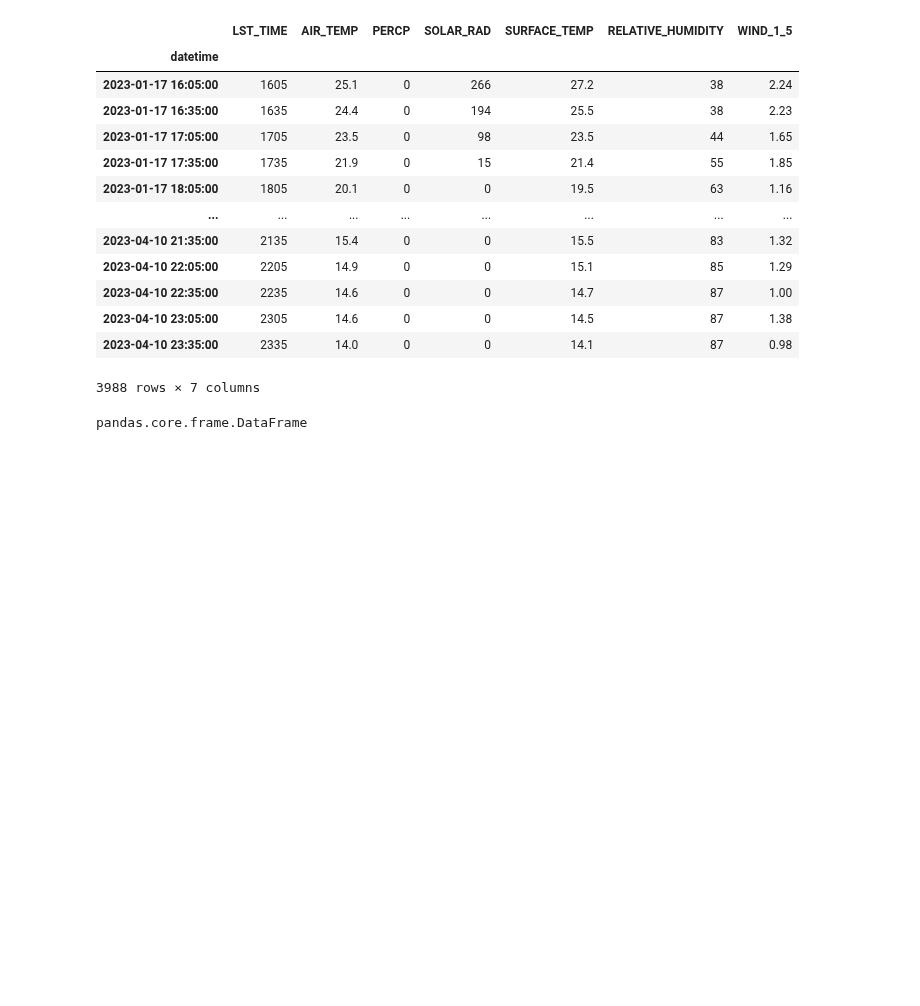
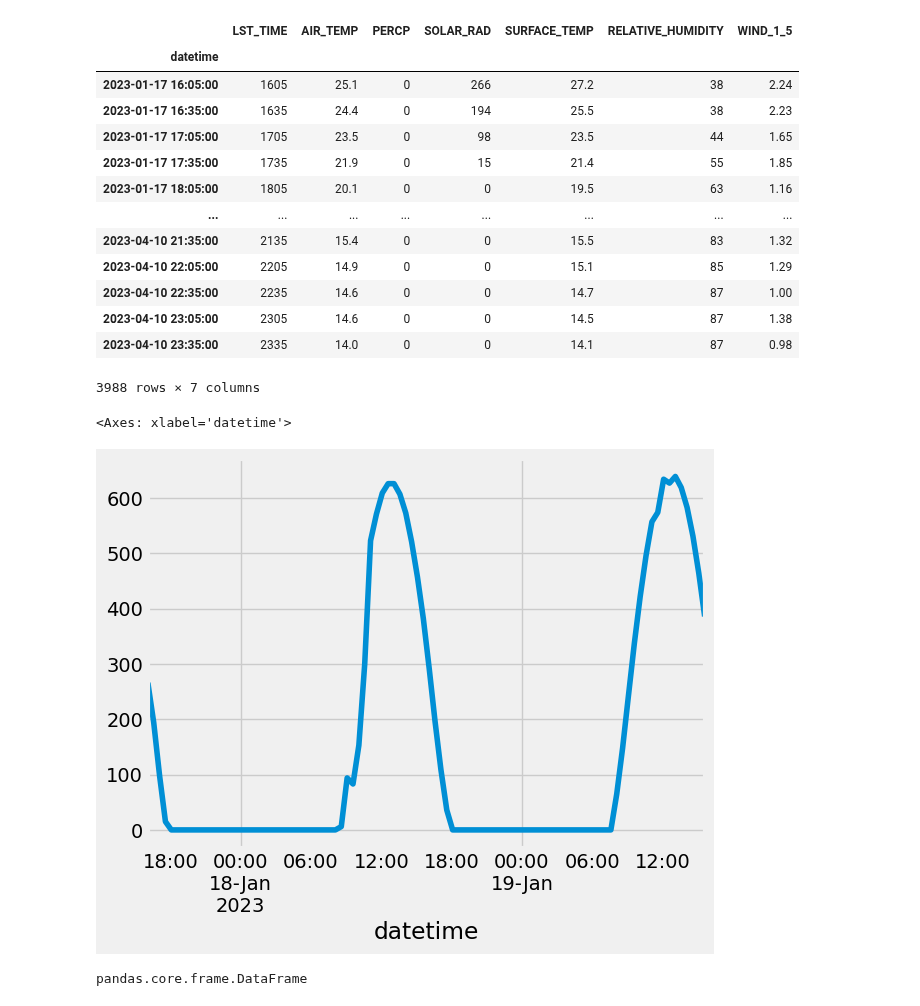
Before and after one commit to Muckthebuck/2023-Energy-kit, a Jupyter notebook: [Austin]solar_temp_predictions.ipynb, the cells around one changed output. Saved outputs shown, nothing was run; the diff lists cells and outputs as text; code cells hidden in the pictures; blank space fills up the shorter version.

```diff
--- a/[Austin]solar_temp_predictions.ipynb
+++ b/[Austin]solar_temp_predictions.ipynb
@@ -218,6 +218,11 @@ val_data
 | 2023-04-10 23:05:00 | 2305 | 14.6 | 0 | 0 | 14.5 | 87 | 1.38 |
 | 2023-04-10 23:35:00 | 2335 | 14.0 | 0 | 0 | 14.1 | 87 | 0.98 |
 3988 rows × 7 columns
+# %%
+val_data['SOLAR_RAD'].iloc[:96].plot()
+# %% [output]
+<Axes: xlabel='datetime'>
+[figure, added]
 # %%
 type(val_data)
 # %% [output]
```
Also changed, not shown: parts of 10 cells of this notebook, 12 other files.
